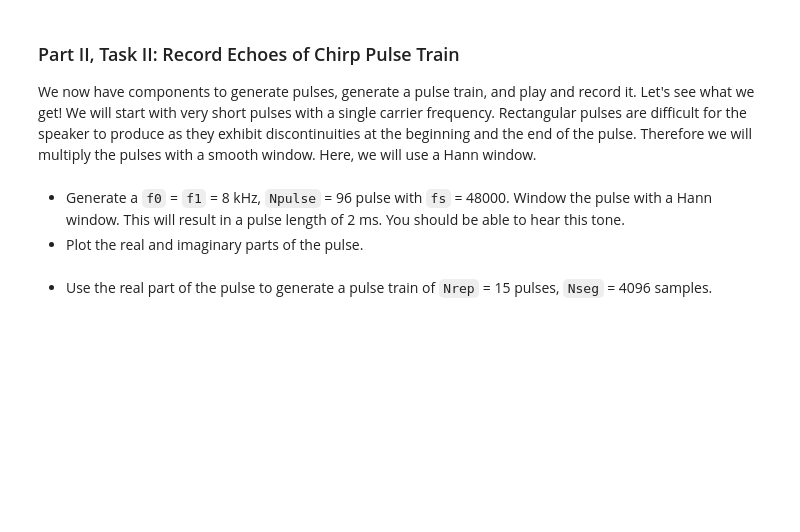
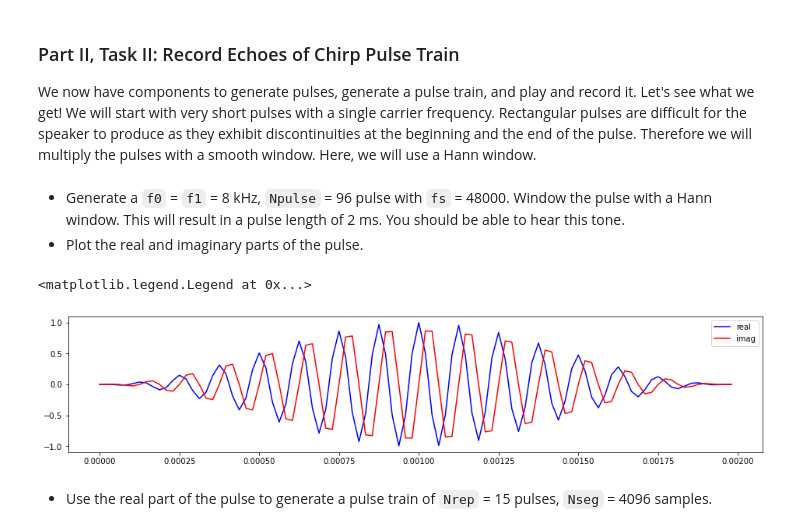
Before and after one commit to EE123-students/lab1-spring2023-rob, a Jupyter notebook: lab1-part2-TimeDomain-Sonar.ipynb, the cells around one changed output. Saved outputs shown, nothing was run; the diff lists cells and outputs as text; code cells hidden in the pictures; blank space fills up the shorter version.

```diff
--- a/lab1-part2-TimeDomain-Sonar.ipynb
+++ b/lab1-part2-TimeDomain-Sonar.ipynb
@@ -777,17 +777,25 @@ with a smooth window. Here, we will use a Hann window.
 # %%
 fs = 48e3
 f0 = 8e3
 f1 = 8e3
 Npulse = 96
 
 # your code here:
-
+pulse = genChirpPulse(Npulse, f0, f1, fs)
+pulse_win = pulse * signal.hann(Npulse)
+t = np.r_[0:Npulse/fs:1/fs]
 # end of your code
 
 # plot
 width, height = figaspect(0.2)
 fig = figure(figsize=(width,height))
 # your code here:
+plt.plot(t, np.real(pulse_win), color='b', label='real')
+plt.plot(t, np.imag(pulse_win), color='r', label='imag')
+plt.legend()
+# %% [output]
+<matplotlib.legend.Legend at 0x...>
+[figure, added]
 # %% [markdown]
 * Use the real part of the pulse to generate a pulse train of `Nrep` = 15 pulses, `Nseg` = 4096 samples.
 # %%
```
Also changed, not shown: parts of 5 cells of this notebook.
